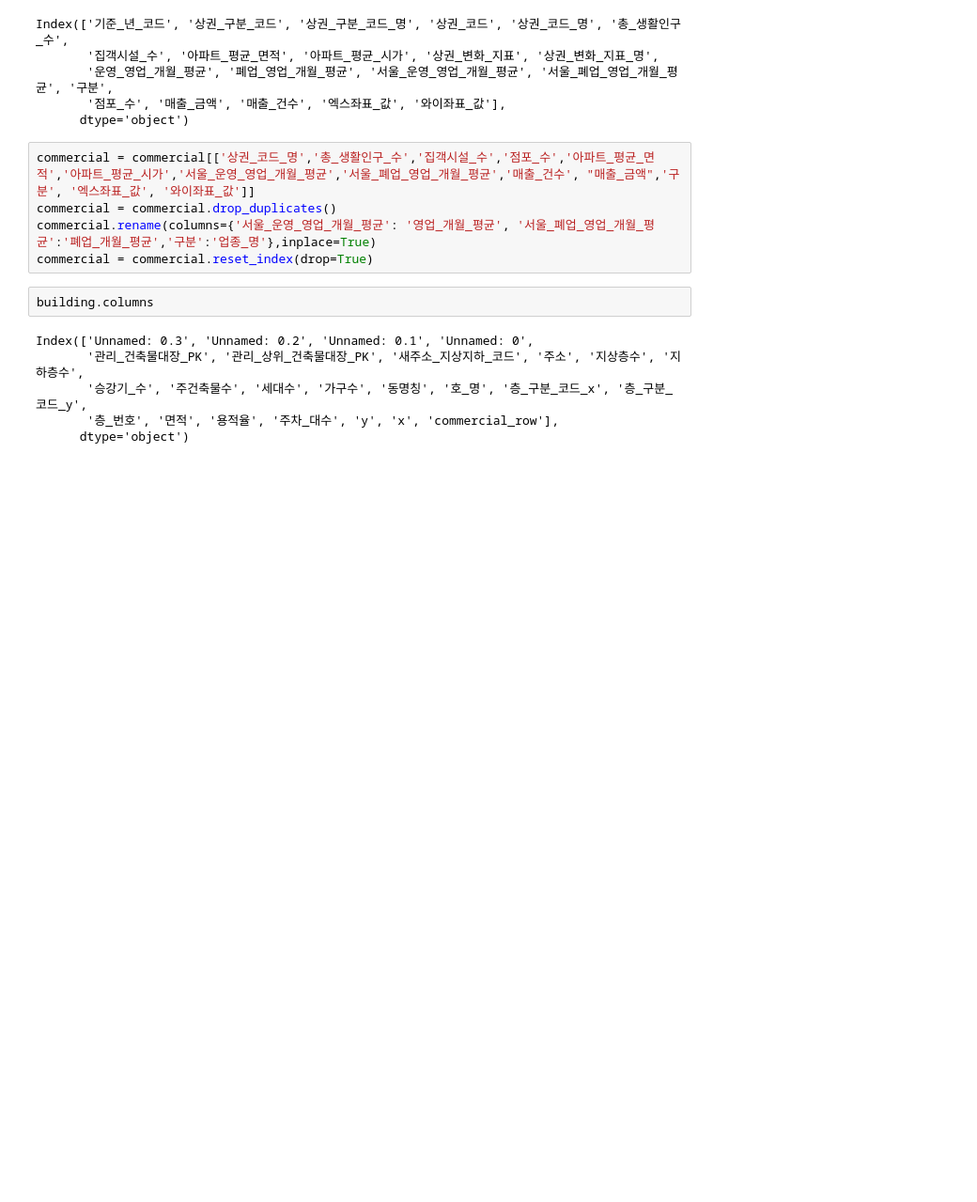
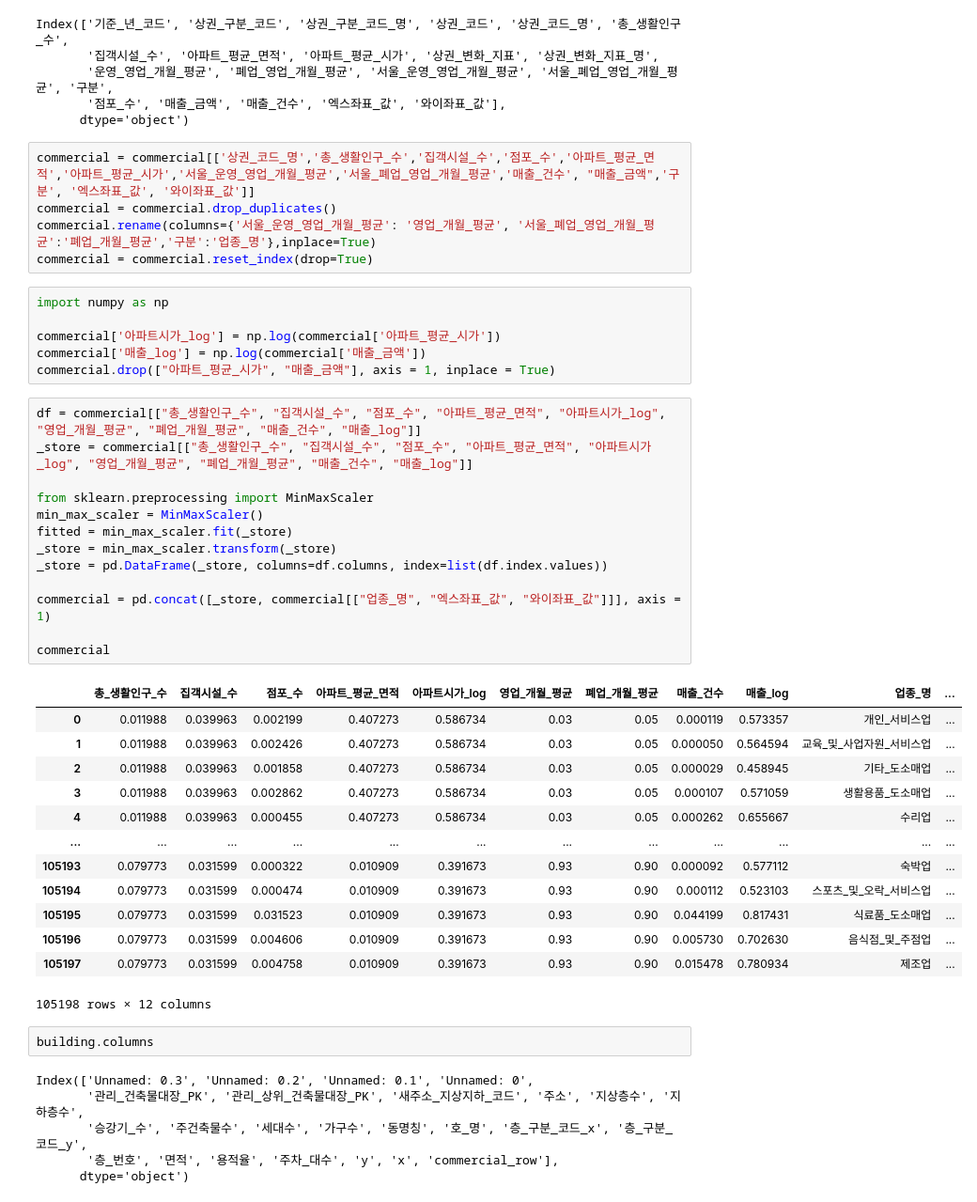
Before and after one commit to Capstone-4/Regression, a Jupyter notebook: add_sector.ipynb, the cells around one changed output. Shown: that part at 94% size. Cells and saved outputs as stored; diff of their text form; blank space fills up the shorter version.

```diff
--- a/add_sector.ipynb
+++ b/add_sector.ipynb
@@ -16,6 +16,39 @@ commercial = commercial[['상권_코드_명','총_생활인구_수','집객시
 commercial = commercial.drop_duplicates()
 commercial.rename(columns={'서울_운영_영업_개월_평균': '영업_개월_평균', '서울_폐업_영업_개월_평균':'폐업_개월_평균','구분':'업종_명'},inplace=True)
 commercial = commercial.reset_index(drop=True)
+# %%
+import numpy as np
+
+commercial['아파트시가_log'] = np.log(commercial['아파트_평균_시가'])
+commercial['매출_log'] = np.log(commercial['매출_금액'])
+commercial.drop(["아파트_평균_시가", "매출_금액"], axis = 1, inplace = True)
+# %%
+df = commercial[["총_생활인구_수", "집객시설_수", "점포_수", "아파트_평균_면적", "아파트시가_log", "영업_개월_평균", "폐업_개월_평균", "매출_건수", "매출_log"]]
+_store = commercial[["총_생활인구_수", "집객시설_수", "점포_수", "아파트_평균_면적", "아파트시가_log", "영업_개월_평균", "폐업_개월_평균", "매출_건수", "매출_log"]]
+
+from sklearn.preprocessing import MinMaxScaler
+min_max_scaler = MinMaxScaler()
+fitted = min_max_scaler.fit(_store)
+_store = min_max_scaler.transform(_store)
+_store = pd.DataFrame(_store, columns=df.columns, index=list(df.index.values))
+
+commercial = pd.concat([_store, commercial[["업종_명", "엑스좌표_값", "와이좌표_값"]]], axis = 1)
+
+commercial
+# %% [output]
+|  | 총_생활인구_수 | 집객시설_수 | 점포_수 | 아파트_평균_면적 | 아파트시가_log | 영업_개월_평균 | 폐업_개월_평균 | 매출_건수 | 매출_log | 업종_명 | ... |
+| 0 | 0.011988 | 0.039963 | 0.002199 | 0.407273 | 0.586734 | 0.03 | 0.05 | 0.000119 | 0.573357 | 개인_서비스업 | ... |
+| 1 | 0.011988 | 0.039963 | 0.002426 | 0.407273 | 0.586734 | 0.03 | 0.05 | 0.000050 | 0.564594 | 교육_및_사업자원_서비스업 | ... |
+| 2 | 0.011988 | 0.039963 | 0.001858 | 0.407273 | 0.586734 | 0.03 | 0.05 | 0.000029 | 0.458945 | 기타_도소매업 | ... |
+| 3 | 0.011988 | 0.039963 | 0.002862 | 0.407273 | 0.586734 | 0.03 | 0.05 | 0.000107 | 0.571059 | 생활용품_도소매업 | ... |
+| 4 | 0.011988 | 0.039963 | 0.000455 | 0.407273 | 0.586734 | 0.03 | 0.05 | 0.000262 | 0.655667 | 수리업 | ... |
+| ... | ... | ... | ... | ... | ... | ... | ... | ... | ... | ... | ... |
+| 105193 | 0.079773 | 0.031599 | 0.000322 | 0.010909 | 0.391673 | 0.93 | 0.90 | 0.000092 | 0.577112 | 숙박업 | ... |
+| 105194 | 0.079773 | 0.031599 | 0.000474 | 0.010909 | 0.391673 | 0.93 | 0.90 | 0.000112 | 0.523103 | 스포츠_및_오락_서비스업 | ... |
+| 105195 | 0.079773 | 0.031599 | 0.031523 | 0.010909 | 0.391673 | 0.93 | 0.90 | 0.044199 | 0.817431 | 식료품_도소매업 | ... |
+| 105196 | 0.079773 | 0.031599 | 0.004606 | 0.010909 | 0.391673 | 0.93 | 0.90 | 0.005730 | 0.702630 | 음식점_및_주점업 | ... |
+| 105197 | 0.079773 | 0.031599 | 0.004758 | 0.010909 | 0.391673 | 0.93 | 0.90 | 0.015478 | 0.780934 | 제조업 | ... |
+105198 rows × 12 columns
 # %%
 building.columns
 # %% [output]
```
Also changed, not shown: parts of 9 cells of this notebook, 11 other files.
